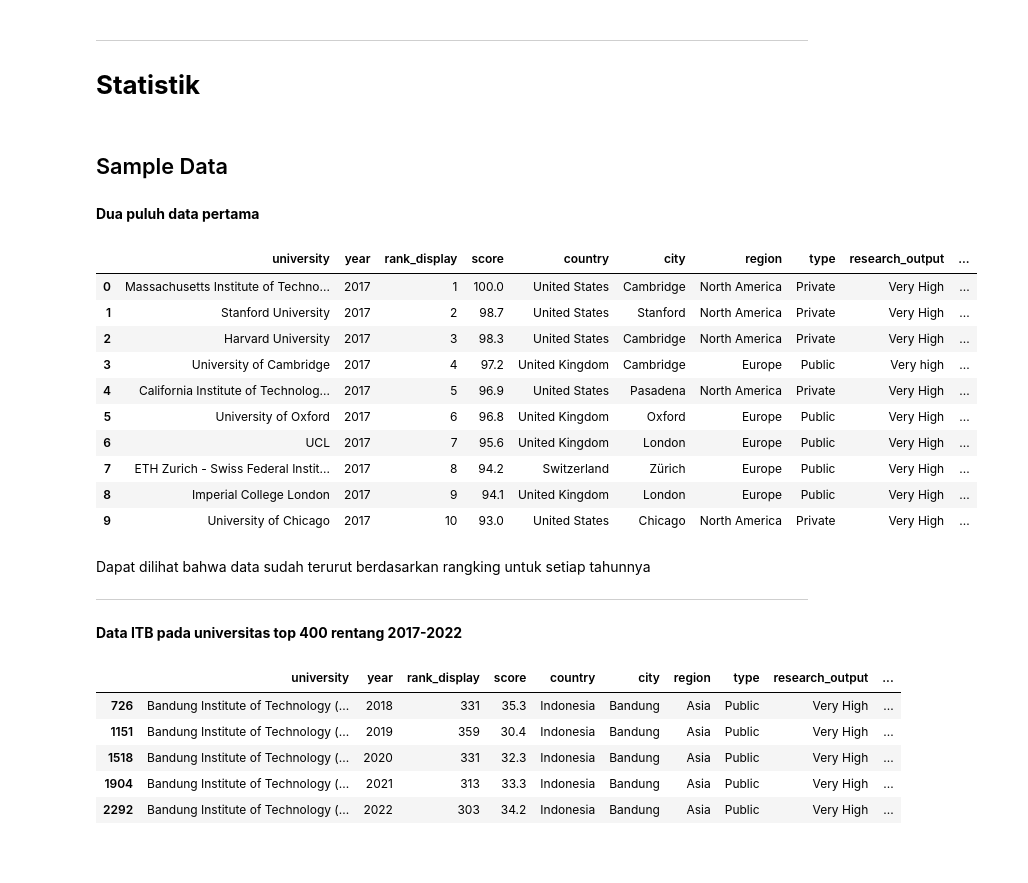
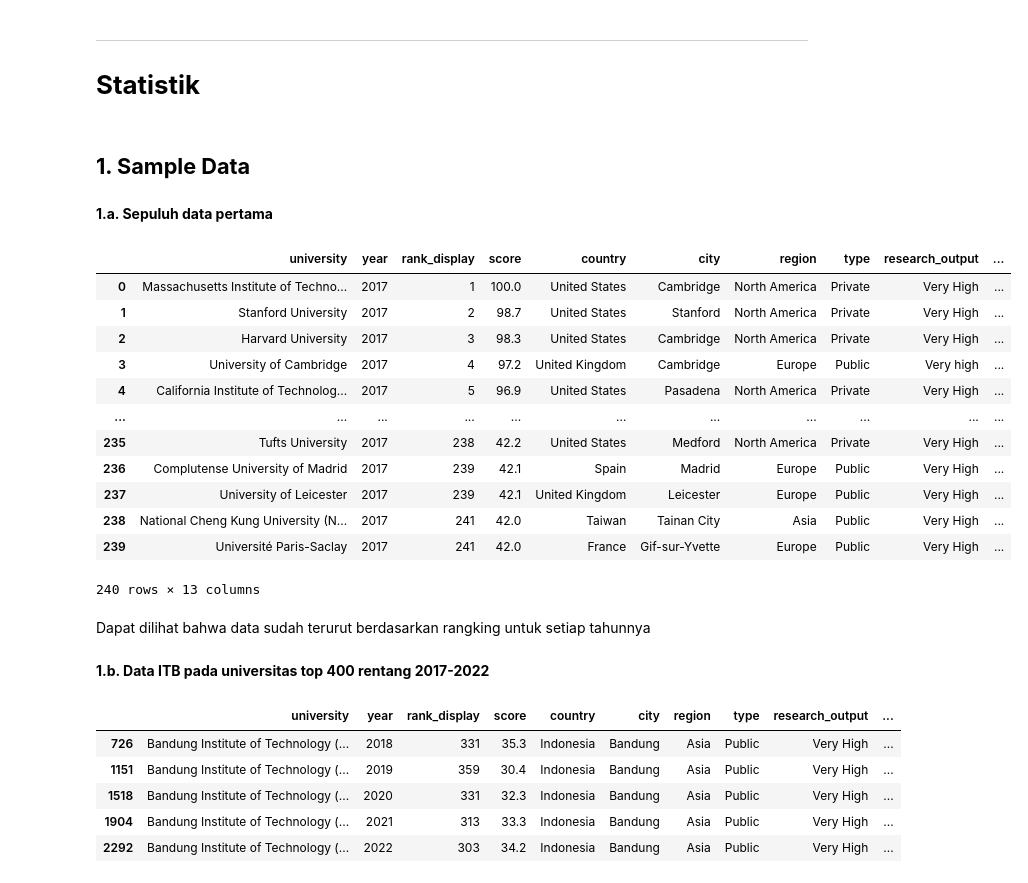
Before and after one commit to dewodt/Analisis-Rank-Universitas, a Jupyter notebook: Analisis_Tubes2.ipynb, the cells around one changed output. Saved outputs shown, nothing was run; the diff lists cells and outputs as text; code cells hidden in the pictures; blank space fills up the shorter version.

Commit message:
Merapihkan Table of Contents

```diff
--- a/Analisis_Tubes2.ipynb
+++ b/Analisis_Tubes2.ipynb
@@ -978,32 +978,30 @@ df_uncleaned.to_csv("qs_ranking_400_cleaned.csv", index=False)
 
 # **Statistik**
 # %% [markdown]
-## Sample Data
+## **1. Sample Data**
 # %% [markdown]
-**Dua puluh data pertama**
+**1.a. Sepuluh data pertama**
 # %%
-# Dua puluh data pertama
-df[:10]
+# Sepuluh data pertama
+df[:240]
 # %% [output]
 |  | university | year | rank_display | score | country | city | region | type | research_output | ... |
 | 0 | Massachusetts Institute of Techno... | 2017 | 1 | 100.0 | United States | Cambridge | North America | Private | Very High | ... |
 | 1 | Stanford University | 2017 | 2 | 98.7 | United States | Stanford | North America | Private | Very High | ... |
 | 2 | Harvard University | 2017 | 3 | 98.3 | United States | Cambridge | North America | Private | Very High | ... |
 | 3 | University of Cambridge | 2017 | 4 | 97.2 | United Kingdom | Cambridge | Europe | Public | Very high | ... |
 | 4 | California Institute of Technolog... | 2017 | 5 | 96.9 | United States | Pasadena | North America | Private | Very High | ... |
-| 5 | University of Oxford | 2017 | 6 | 96.8 | United Kingdom | Oxford | Europe | Public | Very High | ... |
-| 6 | UCL | 2017 | 7 | 95.6 | United Kingdom | London | Europe | Public | Very High | ... |
-| 7 | ETH Zurich - Swiss Federal Instit... | 2017 | 8 | 94.2 | Switzerland | Zürich | Europe | Public | Very High | ... |
-| 8 | Imperial College London | 2017 | 9 | 94.1 | United Kingdom | London | Europe | Public | Very High | ... |
-| 9 | University of Chicago | 2017 | 10 | 93.0 | United States | Chicago | North America | Private | Very High | ... |
+| ... | ... | ... | ... | ... | ... | ... | ... | ... | ... | ... |
+| 235 | Tufts University | 2017 | 238 | 42.2 | United States | Medford | North America | Private | Very High | ... |
+| 236 | Complutense University of Madrid | 2017 | 239 | 42.1 | Spain | Madrid | Europe | Public | Very High | ... |
+| 237 | University of Leicester | 2017 | 239 | 42.1 | United Kingdom | Leicester | Europe | Public | Very High | ... |
+| 238 | National Cheng Kung University (N... | 2017 | 241 | 42.0 | Taiwan | Tainan City | Asia | Public | Very High | ... |
+| 239 | Université Paris-Saclay | 2017 | 241 | 42.0 | France | Gif-sur-Yvette | Europe | Public | Very High | ... |
+240 rows × 13 columns
 # %% [markdown]
 Dapat dilihat bahwa data sudah terurut berdasarkan rangking untuk setiap tahunnya
-
-
-
----
 # %% [markdown]
-**Data ITB pada universitas top 400 rentang 2017-2022**
+**1.b. Data ITB pada universitas top 400 rentang 2017-2022**
 # %%
 # Data ITB pada universitas top 400 rentang 2017-2022
 df.loc[df['university'] == 'Bandung Institute of Technology (ITB)']
```
Also changed, not shown: parts of 95 cells of this notebook.
